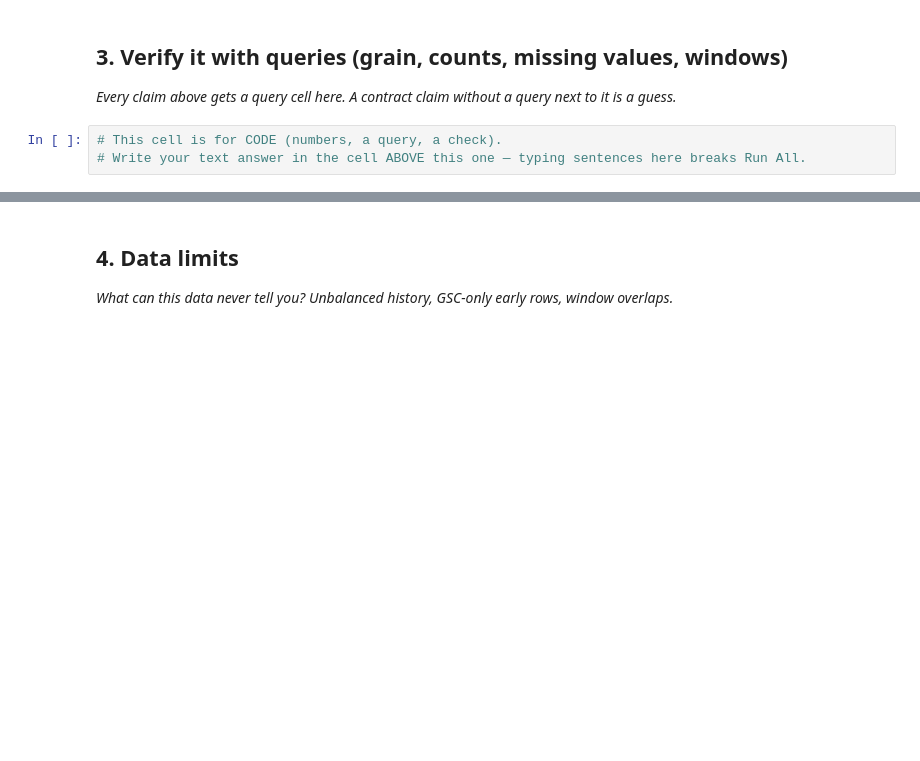
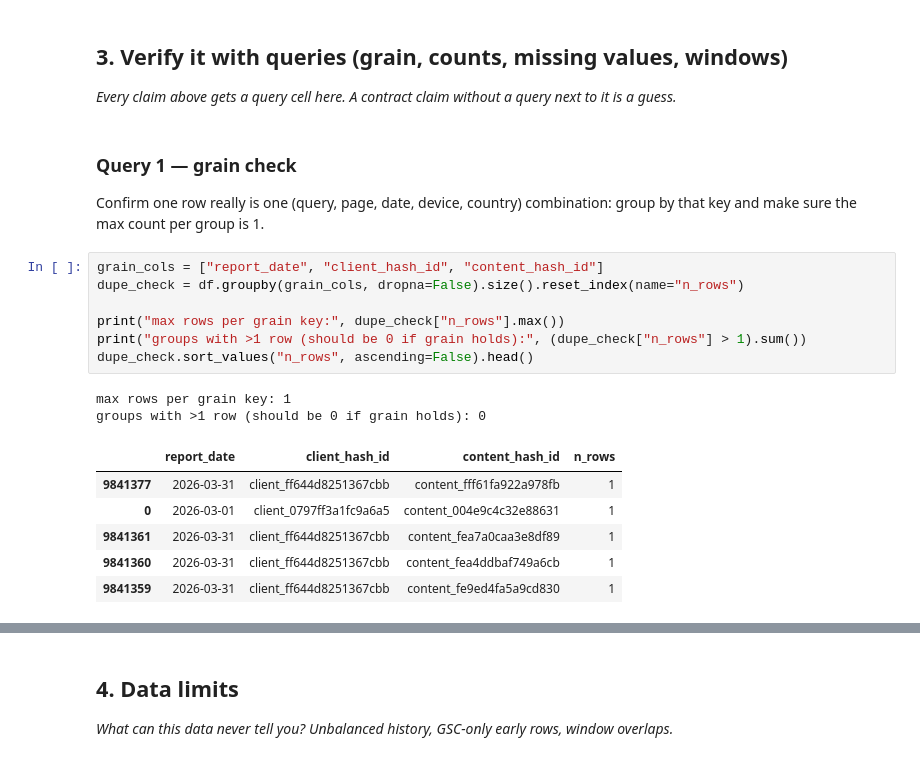
Before and after one commit to talalnoor/flyrank-ml-internship, a Jupyter notebook: work/notebooks/w03_data_contract.ipynb, the cells around one changed output, grey strips where cells are left out. Drawn from its saved outputs; the diff is of its cells as text; blank space fills up the shorter version.

```diff
--- a/work/notebooks/w03_data_contract.ipynb
+++ b/work/notebooks/w03_data_contract.ipynb
@@ -24,6 +160,22 @@ This skeleton is yours to fill. Work the sections **in order** — each one has
 ## 3. Verify it with queries (grain, counts, missing values, windows)
 
 *Every claim above gets a query cell here. A contract claim without a query next to it is a guess.*
-# %%
-# This cell is for CODE (numbers, a query, a check).
-# Write your text answer in the cell ABOVE this one — typing sentences here breaks Run All.
+# %% [markdown]
+### Query 1 — grain check
+Confirm one row really is one (query, page, date, device, country) combination: group by that key and make sure the max count per group is 1.
+# %%
+grain_cols = ["report_date", "client_hash_id", "content_hash_id"]
+dupe_check = df.groupby(grain_cols, dropna=False).size().reset_index(name="n_rows")
+
+print("max rows per grain key:", dupe_check["n_rows"].max())
+print("groups with >1 row (should be 0 if grain holds):", (dupe_check["n_rows"] > 1).sum())
+dupe_check.sort_values("n_rows", ascending=False).head()
+# %% [output]
+max rows per grain key: 1
+groups with >1 row (should be 0 if grain holds): 0
+|  | report_date | client_hash_id | content_hash_id | n_rows |
+| 9841377 | 2026-03-31 | client_ff644d8251367cbb | content_fff61fa922a978fb | 1 |
+| 0 | 2026-03-01 | client_0797ff3a1fc9a6a5 | content_004e9c4c32e88631 | 1 |
+| 9841361 | 2026-03-31 | client_ff644d8251367cbb | content_fea7a0caa3e8df89 | 1 |
+| 9841360 | 2026-03-31 | client_ff644d8251367cbb | content_fea4ddbaf749a6cb | 1 |
+| 9841359 | 2026-03-31 | client_ff644d8251367cbb | content_fe9ed4fa5a9cd830 | 1 |
```
Also changed, not shown: parts of 16 cells of this notebook.
